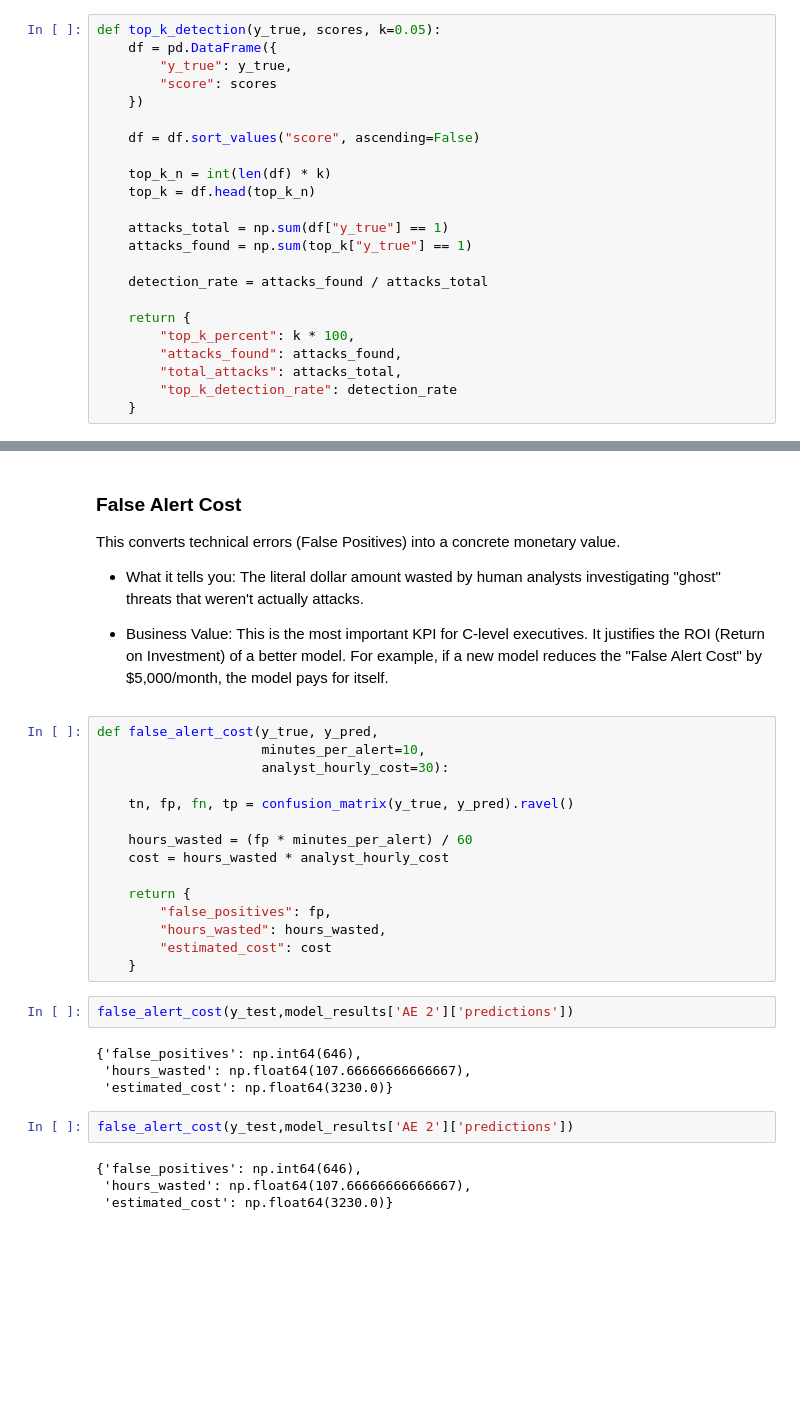
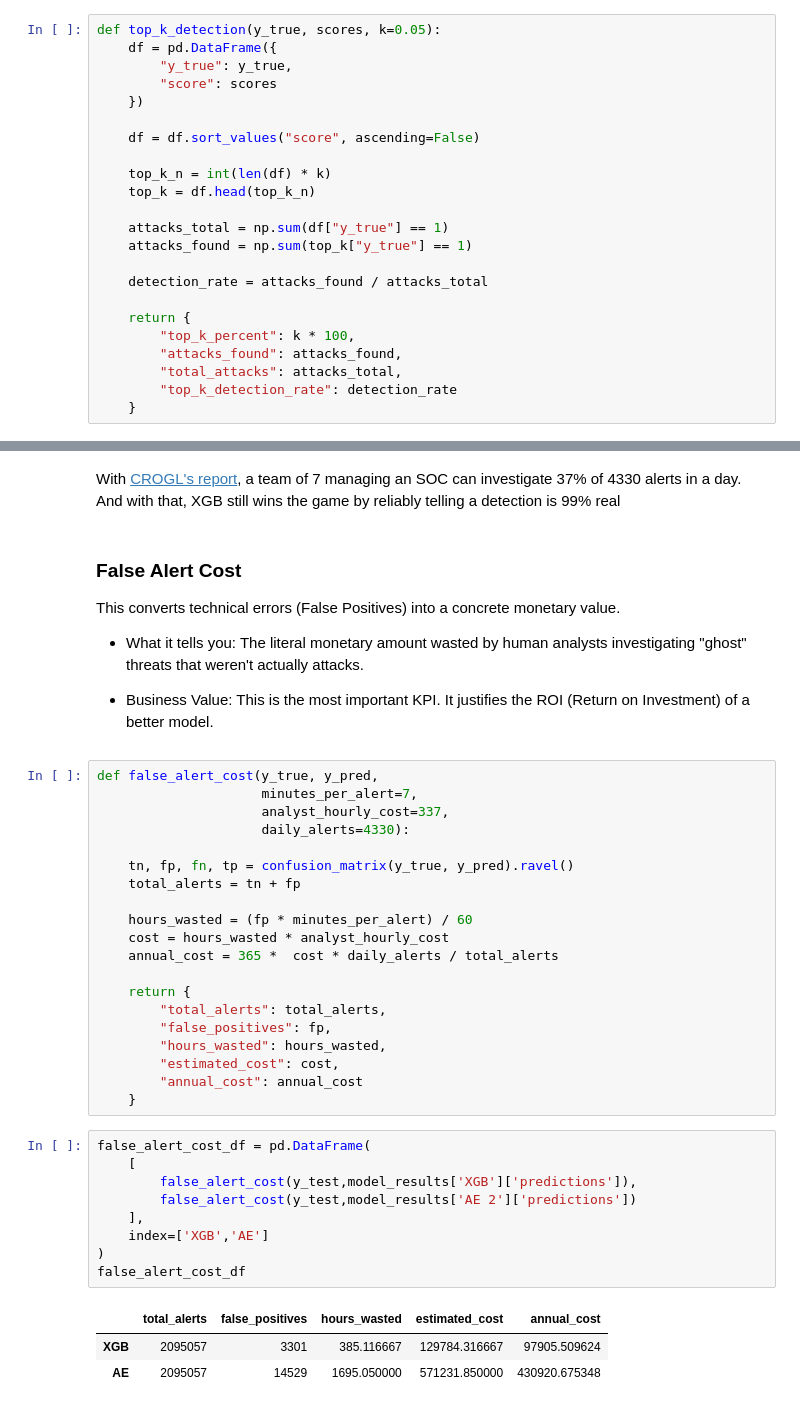
Before and after one commit to nutty-beaver/aim-ai-and-ml-capstone-mendoza, a Jupyter notebook: notebooks/Model Performance.ipynb, the cells around one changed output, grey strips where cells are left out. Saved outputs shown, nothing was run; the diff lists cells and outputs as text; blank space fills up the shorter version.

```diff
--- a/notebooks/Model Performance.ipynb
+++ b/notebooks/Model Performance.ipynb
@@ -489,35 +753,43 @@ top_k_detection(y_test, model_results['AE 2']['raw_scores'])
+# %% [markdown]
+With [CROGL's report](https://www.forbes.com/sites/tonybradley/2026/03/18/your-soc-is-investigating-less-than-half-its-alerts-every-day/), a team of 7 managing an SOC can investigate 37% of 4330 alerts in a day. And with that, XGB still wins the game by reliably telling a detection is 99% real
 # %% [markdown]
 ### False Alert Cost
 
 This converts technical errors (False Positives) into a concrete monetary value.
 
-- What it tells you: The literal dollar amount wasted by human analysts investigating "ghost" threats that weren't actually attacks.
+- What it tells you: The literal monetary amount wasted by human analysts investigating "ghost" threats that weren't actually attacks.
 
-- Business Value: This is the most important KPI for C-level executives. It justifies the ROI (Return on Investment) of a better model. For example, if a new model reduces the "False Alert Cost" by $5,000/month, the model pays for itself.
+- Business Value: This is the most important KPI. It justifies the ROI (Return on Investment) of a better model.
 # %%
 def false_alert_cost(y_true, y_pred,
-                     minutes_per_alert=10,
-                     analyst_hourly_cost=30):
+                     minutes_per_alert=7,
+                     analyst_hourly_cost=337,
+                     daily_alerts=4330):
 
     tn, fp, fn, tp = confusion_matrix(y_true, y_pred).ravel()
+    total_alerts = tn + fp
 
     hours_wasted = (fp * minutes_per_alert) / 60
     cost = hours_wasted * analyst_hourly_cost
+    annual_cost = 365 *  cost * daily_alerts / total_alerts
 
     return {
+        "total_alerts": total_alerts,
         "false_positives": fp,
         "hours_wasted": hours_wasted,
-        "estimated_cost": cost
+        "estimated_cost": cost,
+        "annual_cost": annual_cost
     }
-# %%
-false_alert_cost(y_test,model_results['AE 2']['predictions'])
-# %% [output]
-{'false_positives': np.int64(646),
- 'hours_wasted': np.float64(107.66666666666667),
- 'estimated_cost': np.float64(3230.0)}
-# %%
-false_alert_cost(y_test,model_results['AE 2']['predictions'])
-# %% [output]
-{'false_positives': np.int64(646),
- 'hours_wasted': np.float64(107.66666666666667),
- 'estimated_cost': np.float64(3230.0)}
+# %%
+false_alert_cost_df = pd.DataFrame(
+    [
+        false_alert_cost(y_test,model_results['XGB']['predictions']),
+        false_alert_cost(y_test,model_results['AE 2']['predictions'])
+    ],
+    index=['XGB','AE']
+)
+false_alert_cost_df
+# %% [output]
+|  | total_alerts | false_positives | hours_wasted | estimated_cost | annual_cost |
+| XGB | 2095057 | 3301 | 385.116667 | 129784.316667 | 97905.509624 |
+| AE | 2095057 | 14529 | 1695.050000 | 571231.850000 | 430920.675348 |
```
Also changed, not shown: parts of 43 cells of this notebook.
